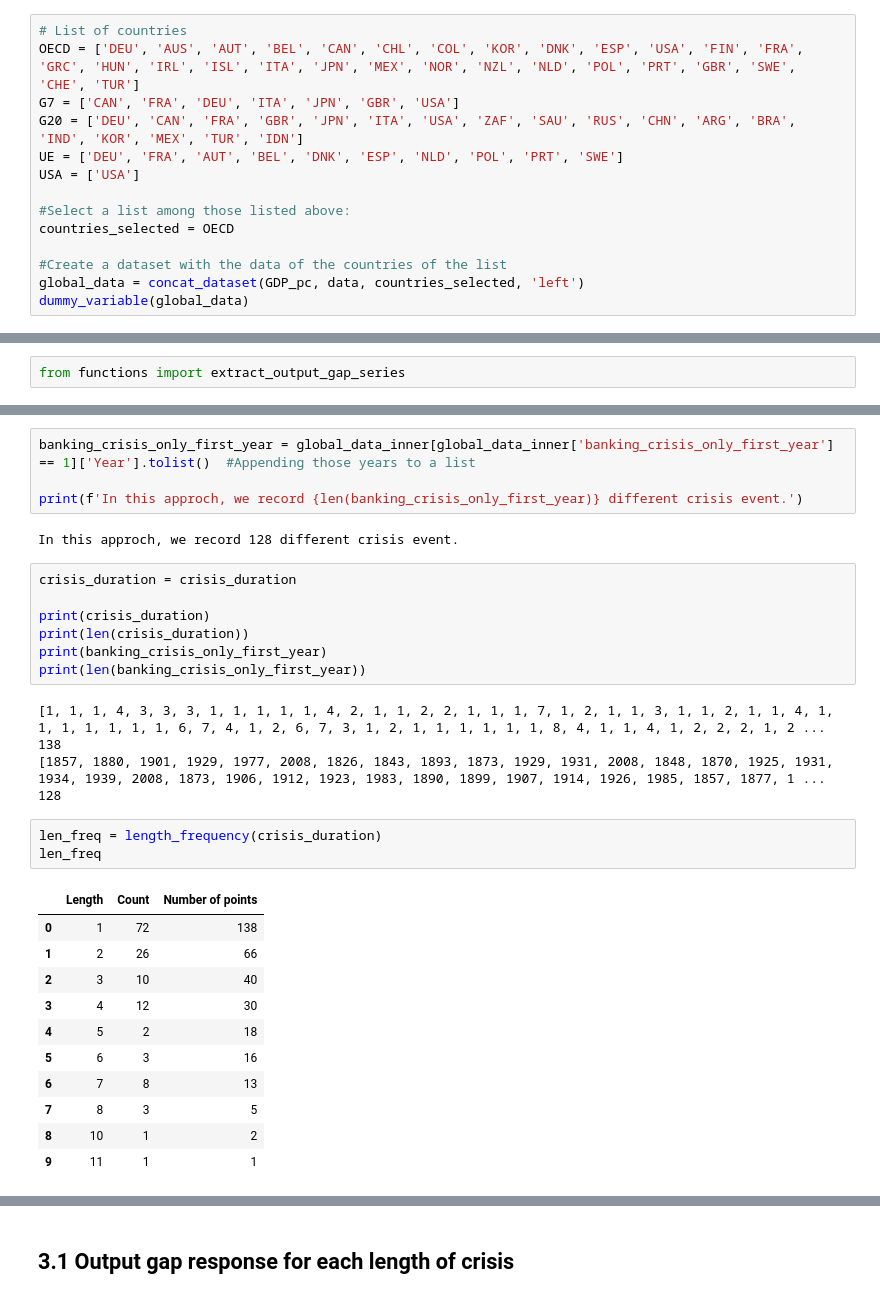
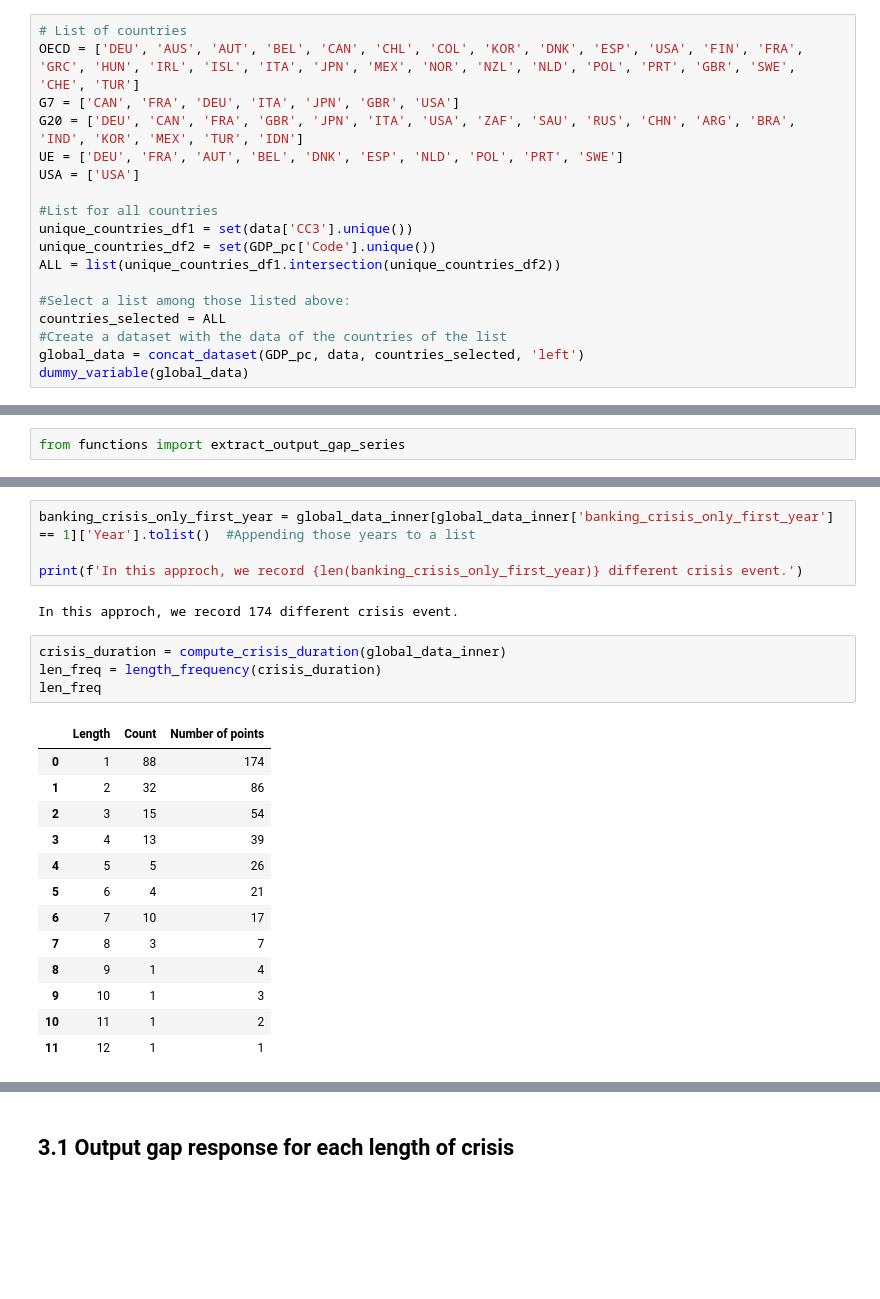
Before and after one commit to blengereau/Depression-and-recovery, a Jupyter notebook: code/mult_countries_research.ipynb, the cells around one changed output, grey strips where cells are left out. Saved outputs shown, nothing was run; the diff lists cells and outputs as text; blank space fills up the shorter version.

```diff
--- a/code/mult_countries_research.ipynb
+++ b/code/mult_countries_research.ipynb
@@ -51,9 +49,13 @@ G20 = ['DEU', 'CAN', 'FRA', 'GBR', 'JPN', 'ITA', 'USA', 'ZAF', 'SAU', 'RUS', 'CH
 UE = ['DEU', 'FRA', 'AUT', 'BEL', 'DNK', 'ESP', 'NLD', 'POL', 'PRT', 'SWE']
 USA = ['USA']
 
+#List for all countries
+unique_countries_df1 = set(data['CC3'].unique())
+unique_countries_df2 = set(GDP_pc['Code'].unique())
+ALL = list(unique_countries_df1.intersection(unique_countries_df2))
+
 #Select a list among those listed above:
-countries_selected = OECD
-
+countries_selected = ALL
 #Create a dataset with the data of the countries of the list
 global_data = concat_dataset(GDP_pc, data, countries_selected, 'left')
 dummy_variable(global_data)
@@ -171,34 +160,25 @@ banking_crisis_only_first_year = global_data_inner[global_data_inner['banking_cr
 
 print(f'In this approch, we record {len(banking_crisis_only_first_year)} different crisis event.')
 # %% [output]
-In this approch, we record 128 different crisis event.
+In this approch, we record 174 different crisis event.
-# %%
-crisis_duration = crisis_duration
-
-print(crisis_duration)
-print(len(crisis_duration))
-print(banking_crisis_only_first_year)
-print(len(banking_crisis_only_first_year))
-# %% [output]
-[1, 1, 1, 4, 3, 3, 3, 1, 1, 1, 1, 1, 4, 2, 1, 1, 2, 2, 1, 1, 1, 7, 1, 2, 1, 1, 3, 1, 1, 2, 1, 1, 4, 1, 1, 1, 1, 1, 1, 1, 6, 7, 4, 1, 2, 6, 7, 3, 1, 2, 1, 1, 1, 1, 1, 1, 8, 4, 1, 1, 4, 1, 2, 2, 2, 1, 2 ...
-138
-[1857, 1880, 1901, 1929, 1977, 2008, 1826, 1843, 1893, 1873, 1929, 1931, 2008, 1848, 1870, 1925, 1931, 1934, 1939, 2008, 1873, 1906, 1912, 1923, 1983, 1890, 1899, 1907, 1914, 1926, 1985, 1857, 1877, 1 ...
-128
 # %%
+crisis_duration = compute_crisis_duration(global_data_inner)
 len_freq = length_frequency(crisis_duration)
 len_freq
 # %% [output]
 |  | Length | Count | Number of points |
-| 0 | 1 | 72 | 138 |
-| 1 | 2 | 26 | 66 |
-| 2 | 3 | 10 | 40 |
-| 3 | 4 | 12 | 30 |
-| 4 | 5 | 2 | 18 |
-| 5 | 6 | 3 | 16 |
-| 6 | 7 | 8 | 13 |
-| 7 | 8 | 3 | 5 |
-| 8 | 10 | 1 | 2 |
-| 9 | 11 | 1 | 1 |
+| 0 | 1 | 88 | 174 |
+| 1 | 2 | 32 | 86 |
+| 2 | 3 | 15 | 54 |
+| 3 | 4 | 13 | 39 |
+| 4 | 5 | 5 | 26 |
+| 5 | 6 | 4 | 21 |
+| 6 | 7 | 10 | 17 |
+| 7 | 8 | 3 | 7 |
+| 8 | 9 | 1 | 4 |
+| 9 | 10 | 1 | 3 |
+| 10 | 11 | 1 | 2 |
+| 11 | 12 | 1 | 1 |
 # %%
 output_gap_series = extract_output_gap_series(global_data_inner)
 len(output_gap_series)
```
Also changed, not shown: parts of 25 cells of this notebook, 4 other files.
